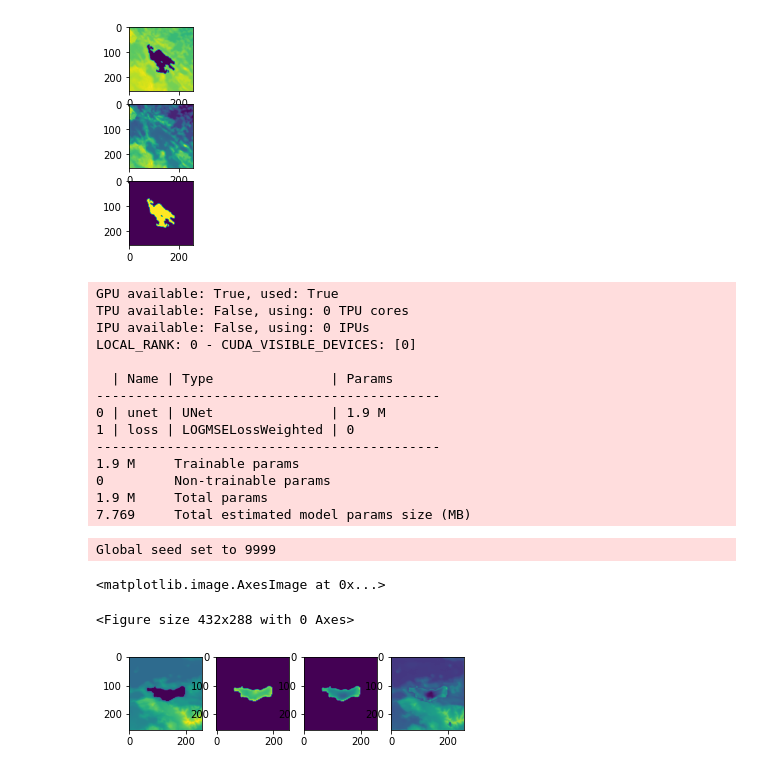
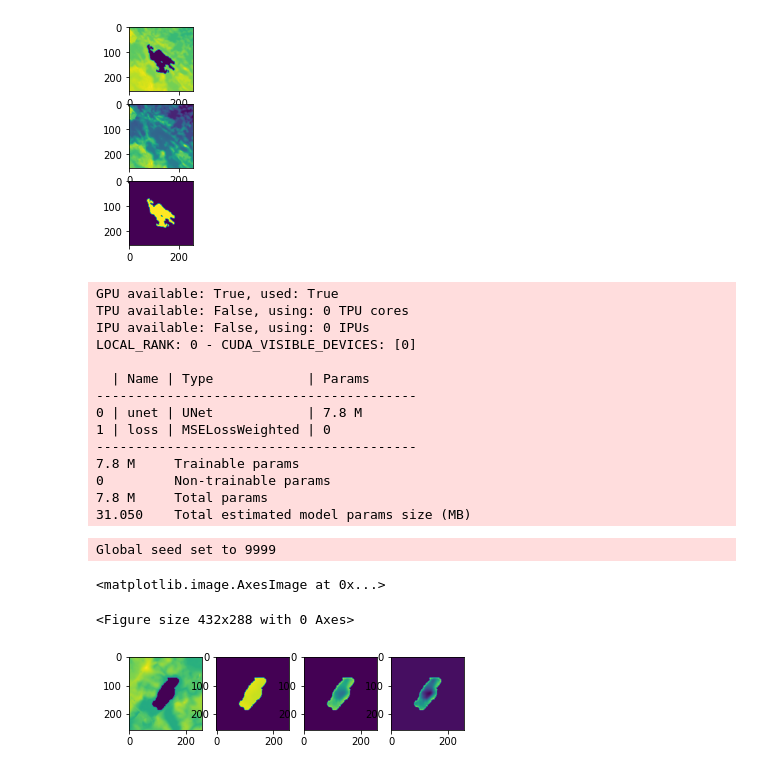
Before and after one commit to KennethTM/autoencoder-for-lake-bathymetry, a Jupyter notebook: dem_autoencoder.ipynb, the cells around one changed output. Saved outputs shown, nothing was run; the diff lists cells and outputs as text; code cells hidden in the pictures.

Commit message:
removed yml file. update dem unet training

```diff
--- a/dem_autoencoder.ipynb
+++ b/dem_autoencoder.ipynb
@@ -279,7 +293,7 @@ model_example = AutoEncoder.load_from_checkpoint("lightning_logs/version_3/check
 # %%
 #plt.rcParams['figure.dpi'] = 100
 
-tmp_in, tmp_target, tmp_mask = valid_dataset[63]
+tmp_in, tmp_target, tmp_mask = valid_dataset[8]
 
 with torch.no_grad():
     tmp_hat_np = model_example(tmp_in.unsqueeze(0))
@@ -389,14 +403,15 @@ axarr[2].imshow(tmp_mask_np)
 <Figure size 432x288 with 0 Axes>
 [figure]
 # %%
-train_dl = DataLoader(train_ds, batch_size=32, num_workers=4)
-valid_dl = DataLoader(valid_ds, batch_size=32, num_workers=4)
-test_dl = DataLoader(test_ds, batch_size=32, num_workers=4)
+train_dl = DataLoader(train_ds, batch_size=16, num_workers=4)
+valid_dl = DataLoader(valid_ds, batch_size=16, num_workers=4)
+test_dl = DataLoader(test_ds, batch_size=16, num_workers=4)
 # %%
-lake_model = AutoEncoder.load_from_checkpoint("lightning_logs/version_3/checkpoints/epoch=199-step=49999.ckpt")
+lake_model = AutoEncoder.load_from_checkpoint("lightning_logs/version_8/checkpoints/epoch=198-step=99499.ckpt")
 # %%
 trainer = pl.Trainer(gpus=1,
-                     max_epochs=100)
+                     max_epochs=100,
+                     callbacks=[checkpoint_callback])
 
 trainer.fit(lake_model, train_dl, valid_dl)
 # %% [output]
@@ -405,34 +420,34 @@ TPU available: False, using: 0 TPU cores
 IPU available: False, using: 0 IPUs
 LOCAL_RANK: 0 - CUDA_VISIBLE_DEVICES: [0]
 
-  | Name | Type               | Params
---------------------------------------------
-0 | unet | UNet               | 1.9 M
-1 | loss | LOGMSELossWeighted | 0
---------------------------------------------
-1.9 M     Trainable params
+  | Name | Type            | Params
+-----------------------------------------
+0 | unet | UNet            | 7.8 M
+1 | loss | MSELossWeighted | 0
+-----------------------------------------
+7.8 M     Trainable params
 0         Non-trainable params
-1.9 M     Total params
-7.769     Total estimated model params size (MB)
+7.8 M     Total params
+31.050    Total estimated model params size (MB)
 Global seed set to 9999
 # %%
-tmp_in, tmp_target, tmp_mask = valid_ds[7]
+tmp_in, tmp_target, tmp_mask = valid_ds[10]
 
 with torch.no_grad():
     tmp_hat_np = lake_model(tmp_in.unsqueeze(0))
 
 tmp_in_np = tmp_in.squeeze().numpy()
 tmp_target_np = tmp_target.squeeze().numpy()
 tmp_mask_np = tmp_mask.squeeze().numpy()
 tmp_hat_np = tmp_hat_np.squeeze().numpy()
 
 plt.figure()
 f, axarr = plt.subplots(1,4)
 axarr[0].imshow(tmp_in_np)
 axarr[1].imshow(tmp_target_np*tmp_mask_np)
 axarr[2].imshow(tmp_hat_np*tmp_mask_np)
-axarr[3].imshow(tmp_hat_np-tmp_target_np)
+axarr[3].imshow((tmp_hat_np*tmp_mask_np)-(tmp_target_np*tmp_mask_np))
 # %% [output]
 <matplotlib.image.AxesImage at 0x...>
 <Figure size 432x288 with 0 Axes>
-[figure, old version]
+[figure, new version]
```
Also changed, not shown: parts of 13 cells of this notebook, 1 other file.
